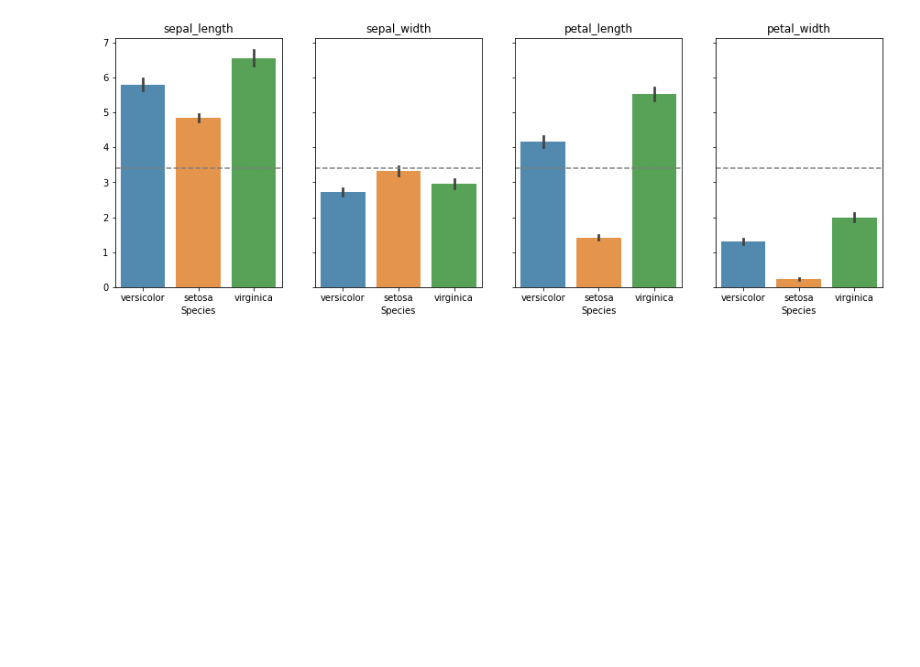
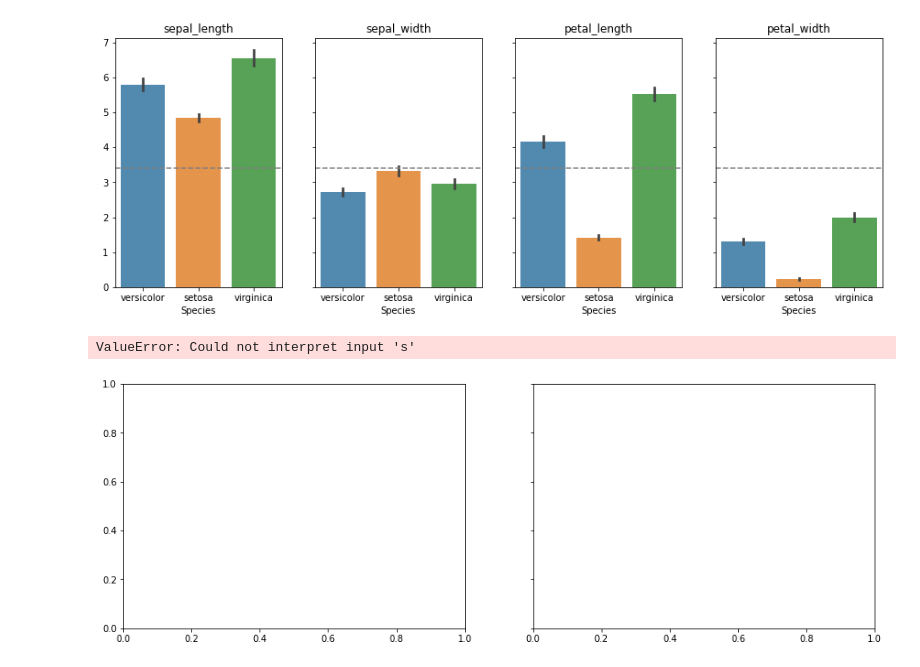
Before and after one commit to albertopuentes/classification-exercises, a Jupyter notebook: classification_exercises.ipynb, the cells around one changed output. Cells and saved outputs as stored; diff of their text form; code cells hidden in the pictures; blank space fills up the shorter version.

```diff
--- a/classification_exercises.ipynb
+++ b/classification_exercises.ipynb
@@ -450,5 +450,23 @@ for i, var in enumerate(quant_vars):
     ax[i].axhline(allmean, ls='--', color='grey')
 # %% [output]
 [figure]
+# %%
+# For each measurement type, compute the descriptive statistics for each species
+quant_vars = ['sepal_length', 'sepal_width', 'petal_length', 'petal_width']
+
+measure = train[['sepal_length', 'sepal_width', 'petal_length', 'petal_width']].mean()
+allmean = measure.mean()
+
+_, ax = plt.subplots(nrows=1, ncols=2, figsize=(15, 5), sharey=True)
+for i, var in enumerate('species_name'):
+    sns.barplot(var, data=train,
+               ax=ax[i], alpha=0.85)
+    ax[i].set_xlabel('Species')
+    ax[i].set_ylabel('')
+    ax[i].set_title(var)
+    ax[i].axhline(allmean, ls='--', color='grey')
+# %% [output]
+ValueError: Could not interpret input 's'
+[figure, added]
 # %%
 train.sepal_length.hist()
```
Also changed, not shown: parts of 2 cells of this notebook.
